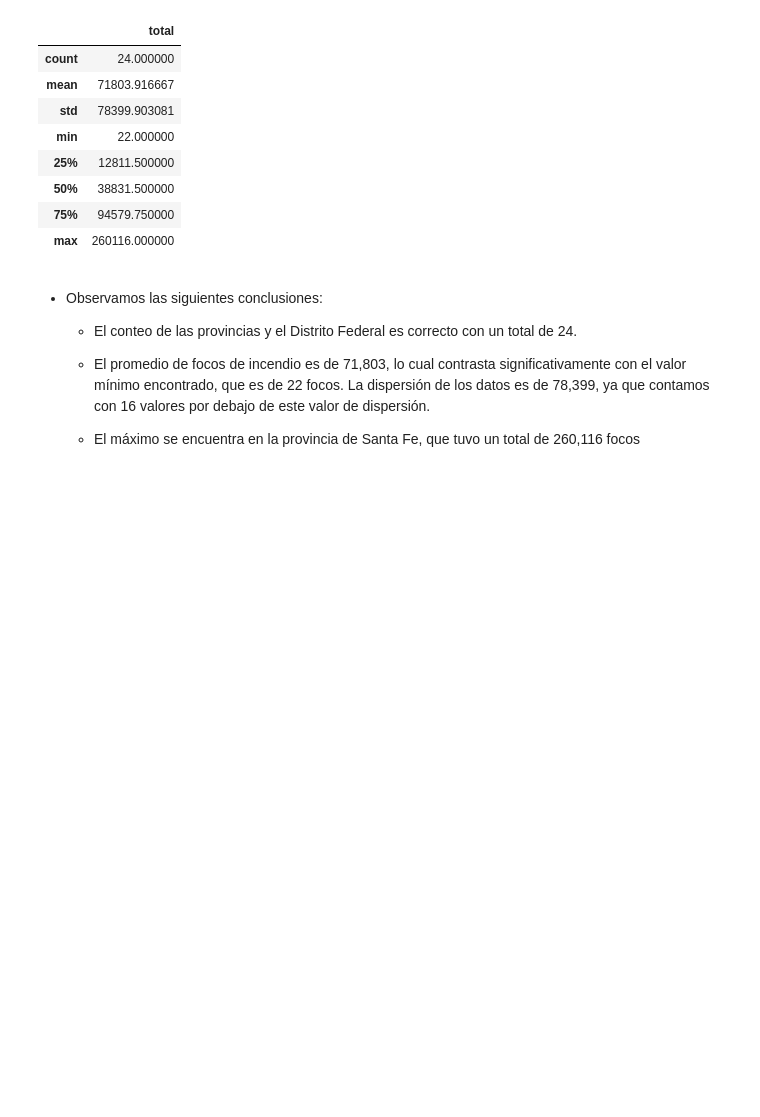
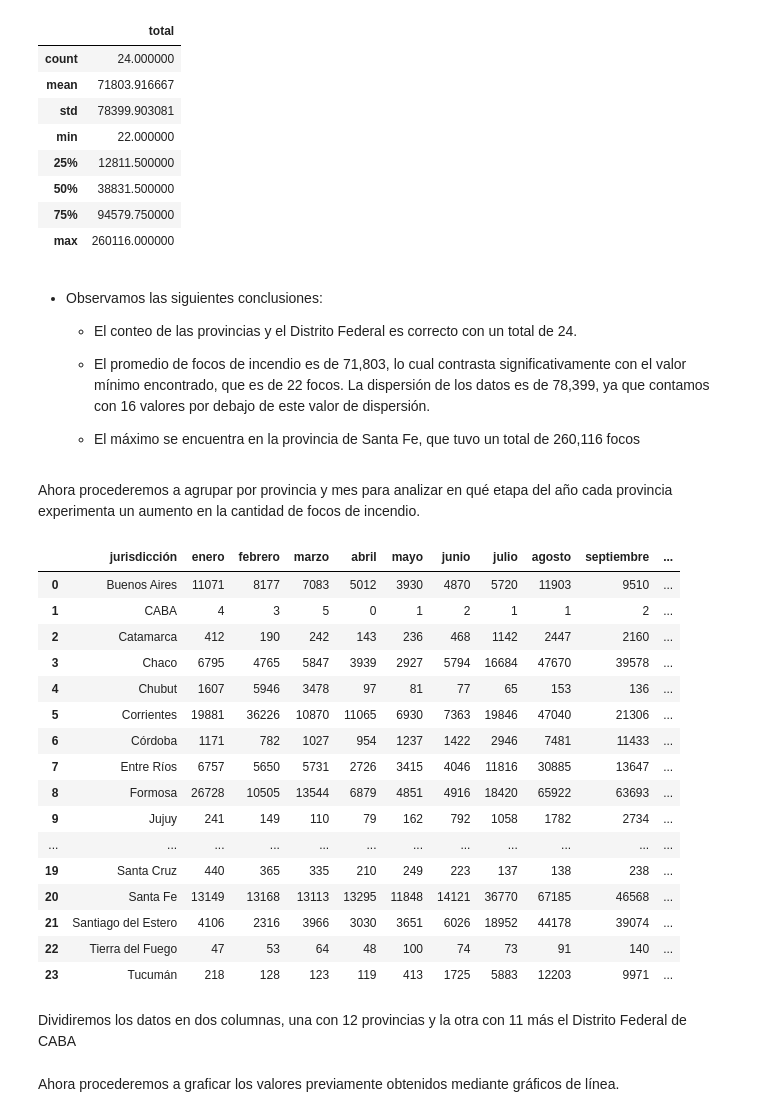
Before and after one commit to MaximilianoTauil/Incendios, a Jupyter notebook: EDA.ipynb, the cells around one changed output. Cells and saved outputs as stored; diff of their text form; code cells hidden in the pictures; blank space fills up the shorter version.

```diff
--- a/EDA.ipynb
+++ b/EDA.ipynb
@@ -425,3 +425,28 @@ agrupacion_por_prov.describe()
     - El promedio de focos de incendio es de 71,803, lo cual contrasta significativamente con el valor mínimo encontrado, que es de 22 focos. La dispersión de los datos es de 78,399, ya que contamos con 16 valores por debajo de este valor de dispersión.
 
     - El máximo se encuentra en la provincia de Santa Fe, que tuvo un total de 260,116 focos
+# %% [markdown]
+Ahora procederemos a agrupar por provincia y mes para analizar en qué etapa del año cada provincia experimenta un aumento en la cantidad de focos de incendio.
+# %%
+agrupacion_por_prov_mes = cuarto.groupby(by=['jurisdicción'])[['enero', 'febrero', 'marzo', 'abril', 'mayo', 'junio', 'julio', 'agosto', 'septiembre', 'octubre', 'noviembre', 'diciembre']].sum().reset_index()
+agrupacion_por_prov_mes
+# %% [output]
+|  | jurisdicción | enero | febrero | marzo | abril | mayo | junio | julio | agosto | septiembre | ... |
+| 0 | Buenos Aires | 11071 | 8177 | 7083 | 5012 | 3930 | 4870 | 5720 | 11903 | 9510 | ... |
+| 1 | CABA | 4 | 3 | 5 | 0 | 1 | 2 | 1 | 1 | 2 | ... |
+| 2 | Catamarca | 412 | 190 | 242 | 143 | 236 | 468 | 1142 | 2447 | 2160 | ... |
+| 3 | Chaco | 6795 | 4765 | 5847 | 3939 | 2927 | 5794 | 16684 | 47670 | 39578 | ... |
+| 4 | Chubut | 1607 | 5946 | 3478 | 97 | 81 | 77 | 65 | 153 | 136 | ... |
+| 5 | Corrientes | 19881 | 36226 | 10870 | 11065 | 6930 | 7363 | 19846 | 47040 | 21306 | ... |
+| 6 | Córdoba | 1171 | 782 | 1027 | 954 | 1237 | 1422 | 2946 | 7481 | 11433 | ... |
+| 7 | Entre Ríos | 6757 | 5650 | 5731 | 2726 | 3415 | 4046 | 11816 | 30885 | 13647 | ... |
+| 8 | Formosa | 26728 | 10505 | 13544 | 6879 | 4851 | 4916 | 18420 | 65922 | 63693 | ... |
+| 9 | Jujuy | 241 | 149 | 110 | 79 | 162 | 792 | 1058 | 1782 | 2734 | ... |
+| ... | ... | ... | ... | ... | ... | ... | ... | ... | ... | ... | ... |
+| 19 | Santa Cruz | 440 | 365 | 335 | 210 | 249 | 223 | 137 | 138 | 238 | ... |
+| 20 | Santa Fe | 13149 | 13168 | 13113 | 13295 | 11848 | 14121 | 36770 | 67185 | 46568 | ... |
+| 21 | Santiago del Estero | 4106 | 2316 | 3966 | 3030 | 3651 | 6026 | 18952 | 44178 | 39074 | ... |
+| 22 | Tierra del Fuego | 47 | 53 | 64 | 48 | 100 | 74 | 73 | 91 | 140 | ... |
+| 23 | Tucumán | 218 | 128 | 123 | 119 | 413 | 1725 | 5883 | 12203 | 9971 | ... |
+# %% [markdown]
+Dividiremos los datos en dos columnas, una con 12 provincias y la otra con 11 más el Distrito Federal de CABA
@@ -427,0 +458,2 @@ agrupacion_por_prov.describe()
+# %% [markdown]
+Ahora procederemos a graficar los valores previamente obtenidos mediante gráficos de línea.
```
Also changed, not shown: parts of 1 cell of this notebook.
